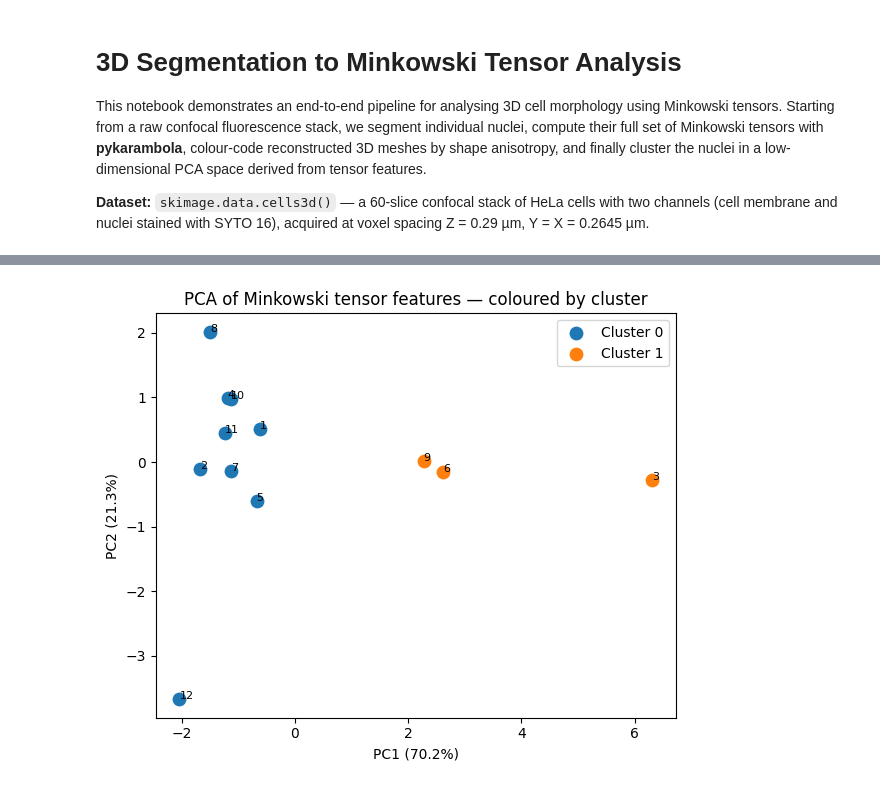
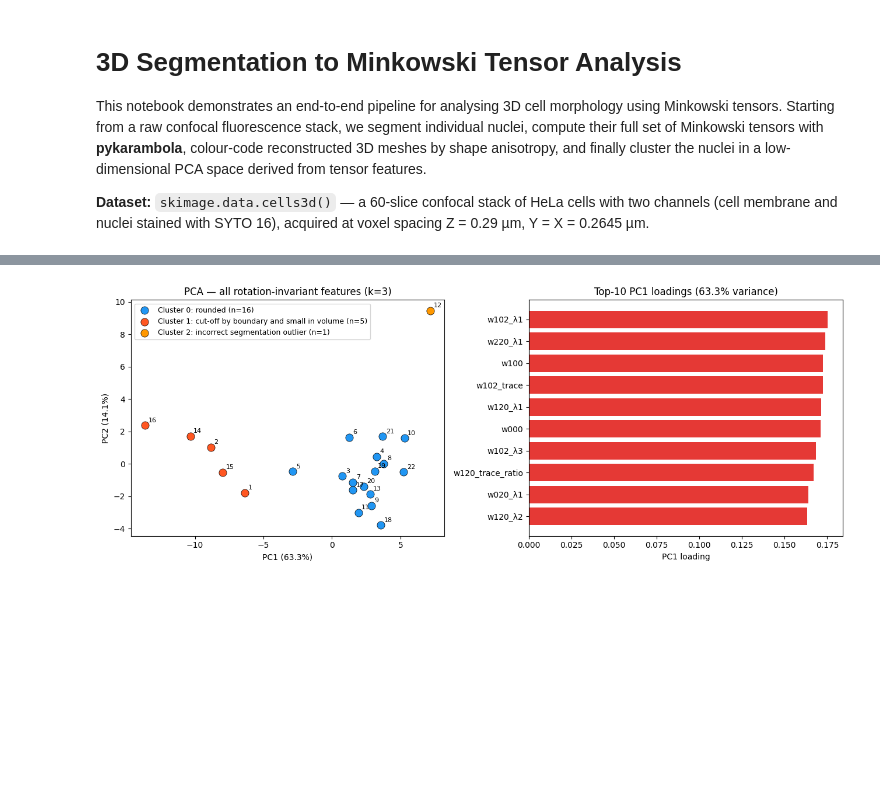
Before and after one commit to Ishihara-SynthMorph/pykarambola, a Jupyter notebook: examples/segmentation_to_tensors.ipynb, the cells around one changed output, grey strips where cells are left out. Saved outputs shown, nothing was run; the diff lists cells and outputs as text; code cells hidden in the pictures; blank space fills up the shorter version.

```diff
--- a/examples/segmentation_to_tensors.ipynb
+++ b/examples/segmentation_to_tensors.ipynb
@@ -17,7 +19,8 @@ from sklearn.cluster import KMeans
 import pykarambola as pk
 # %%
 cells = data.cells3d()          # (60, 2, 256, 256) uint16, axes: Z C Y X
-nuclei = cells[:, 1, :, :]     # channel 1 = nuclei (SYTO 16)
+membrane = cells[:, 0, :, :]   # channel 0 = cell membrane
+nuclei   = cells[:, 1, :, :]   # channel 1 = nuclei (SYTO 16)
 
 # physical voxel spacing (Z, Y, X) in µm — from skimage docs
 SPACING = (0.29, 0.2645, 0.2645)
@@ -27,7 +30,7 @@ print(f"Voxel spacing: Z={SPACING[0]} µm, Y={SPACING[1]} µm, X={SPACING[2]} µ
 
 # show mid-Z slice
 fig, ax = plt.subplots(figsize=(5, 5))
-ax.imshow(nuclei[30], cmap='magma')
+ax.imshow(nuclei[30], cmap='Grays_r')
 ax.axis('off')
 ax.set_title('cells3d — nuclei channel, Z=30')
 plt.tight_layout()
@@ -157,22 +299,76 @@ Feature matrix: (12, 8)  (12 nuclei × 8 features)
 # %%
 pca = PCA(n_components=2)
 X_pca = pca.fit_transform(X_scaled)
 
-km = KMeans(n_clusters=2, random_state=0, n_init='auto').fit(X_pca)
-cluster_labels = km.labels_
+# k=3: the data contain three distinct morphological groups —
+# typical interphase nuclei, small/partial border nuclei, and
+# one extreme morphological outlier that sits far from all others on PC2.
+# k=2 absorbs the outlier into the largest cluster; k=3 isolates it.
+agg = AgglomerativeClustering(n_clusters=3, linkage='complete')
+cluster_labels = agg.fit_predict(X_pca)
 
-fig, ax = plt.subplots(figsize=(6, 5))
-for c in np.unique(cluster_labels):
+# Assign biological labels by cluster properties:
+#   outlier  = smallest cluster whose centroid is furthest from the origin
+#   compact  = remaining cluster with highest mean β
+#   elongated = the rest
+cluster_ids = np.unique(cluster_labels)
+cluster_sizes   = {c: np.sum(cluster_labels == c) for c in cluster_ids}
+cluster_pc_dist = {c: np.linalg.norm(X_pca[cluster_labels == c].mean(axis=0))
+                   for c in cluster_ids}
+# Outlier = singleton or smallest cluster farthest from the bulk
+outlier_c  = min(cluster_ids, key=lambda c: (cluster_sizes[c], -cluster_pc_dist[c]))
+remaining  = [c for c in cluster_ids if c != outlier_c]
+mean_beta_rem = {c: np.mean([results[lbl]['w020_beta']
+                              for lbl, cl in zip(labels_sorted, cluster_labels) if cl == c])
+                 for c in remaining}
+compact_c  = max(mean_beta_rem, key=mean_beta_rem.get)
+elongated_c = [c for c in remaining if c != compact_c][0]
+
+bio_labels = {outlier_c:  'incorrect segmentation outlier',
+              compact_c:  'rounded',
+              elongated_c:'cut-off by boundary and small in volume'}
+cluster_colors = {outlier_c:  '#FF9800',   # orange — stands out
+                  compact_c:  '#2196F3',
+                  elongated_c:'#FF5722'}
+
+fig, axes = plt.subplots(1, 2, figsize=(13, 5))
+
+ax = axes[0]
+for c in cluster_ids:
     idx = cluster_labels == c
-    ax.scatter(X_pca[idx, 0], X_pca[idx, 1], label=f'Cluster {c}', s=80)
+    ax.scatter(X_pca[idx, 0], X_pca[idx, 1],
+               label=f'Cluster {c}: {bio_labels[c]} (n={cluster_sizes[c]})',
+               color=cluster_colors[c], s=90, edgecolors='k', linewidths=0.5)
 for i, lbl in enumerate(labels_sorted):
-    ax.annotate(str(lbl), (X_pca[i, 0], X_pca[i, 1]), fontsize=8)
-
+    ax.annotate(str(lbl), (X_pca[i, 0], X_pca[i, 1]),
+                fontsize=8, xytext=(4, 4), textcoords='offset points')
 ax.set_xlabel(f'PC1 ({pca.explained_variance_ratio_[0]*100:.1f}%)')
 ax.set_ylabel(f'PC2 ({pca.explained_variance_ratio_[1]*100:.1f}%)')
-ax.set_title('PCA of Minkowski tensor features — coloured by cluster')
-ax.legend()
+ax.set_title('PCA — all rotation-invariant features (k=3)')
+ax.legend(fontsize=9)
+
+# Top-10 PC1 loadings
+ax2 = axes[1]
+pc1 = pca.components_[0]
+top10_idx    = np.argsort(np.abs(pc1))[-10:][::-1]
+top10_names  = [feat_names_valid[i] for i in top10_idx]
+top10_values = pc1[top10_idx]
+bar_colors = ['#E53935' if v >= 0 else '#1E88E5' for v in top10_values]
+ax2.barh(top10_names[::-1], top10_values[::-1], color=bar_colors[::-1])
+ax2.axvline(0, color='k', linewidth=0.8)
+ax2.set_xlabel('PC1 loading')
+ax2.set_title(f'Top-10 PC1 loadings ({pca.explained_variance_ratio_[0]*100:.1f}% variance)')
 plt.tight_layout()
 plt.show()
+
+print("\nCluster summary:")
+print(f"{'Cluster':<10} {'Label':<25} {'N':>5} {'mean β (w020)':>15} {'mean vol (µm³)':>16}")
+print('-' * 75)
+for c in cluster_ids:
+    members = [lbl for lbl, cl in zip(labels_sorted, cluster_labels) if cl == c]
+    print(f"{c:<10} {bio_labels[c]:<25} {len(members):>5}"
+          f"  {np.mean([results[lbl]['w020_beta'] for lbl in members]):>15.4f}"
+          f"  {np.mean([results[lbl]['w000'] for lbl in members]):>14.2f}")
+    print(f"{'':10}   members: {members}")
 # %% [output]
-[figure, old version]
+[figure, new version]
```
Also changed, not shown: parts of 17 cells of this notebook, 1 other file.
